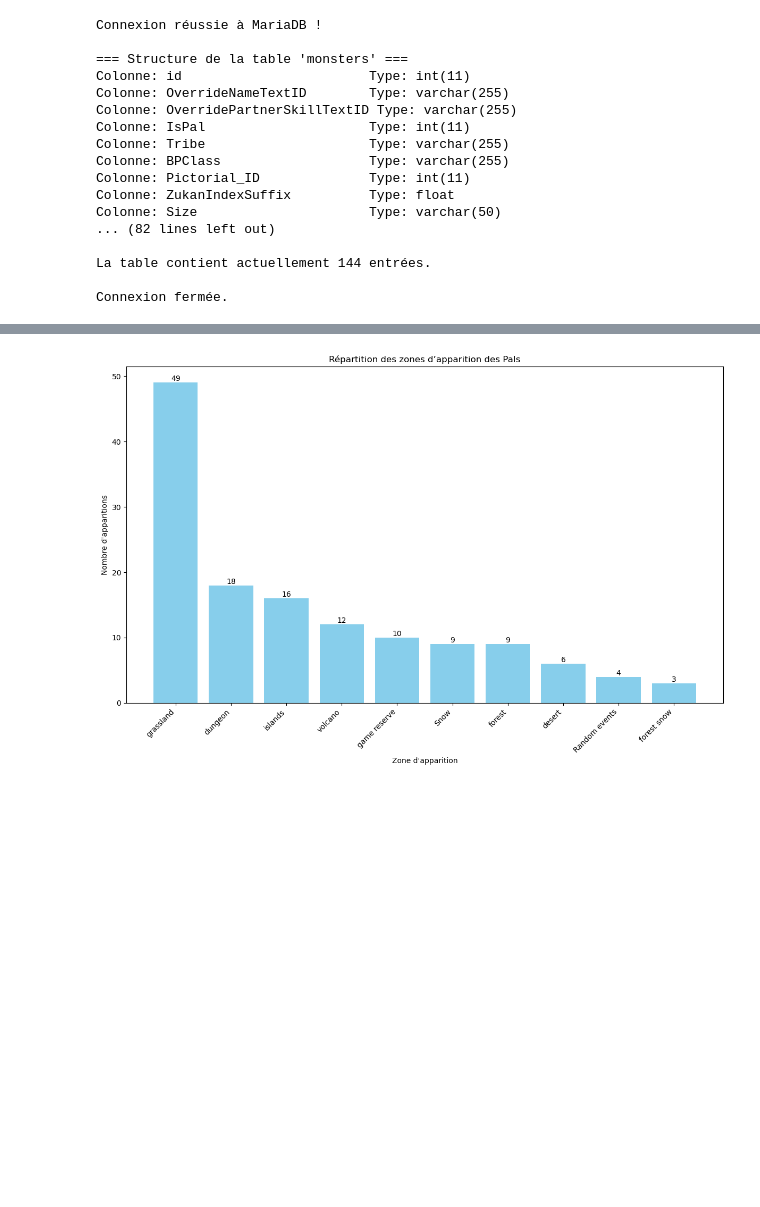
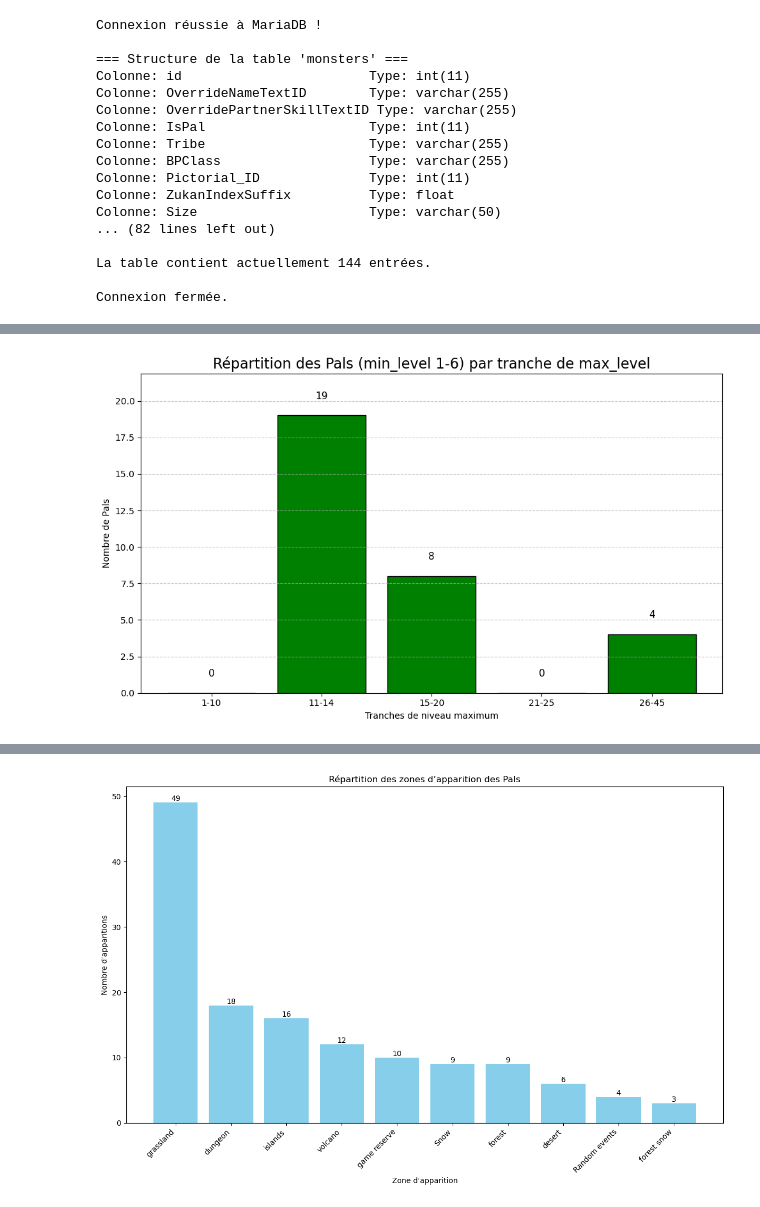
Before and after one commit to Paul-Emmanuel-Buffe/pals-analysis, a Jupyter notebook: notebooks/pals_analysis.ipynb, the cells around one changed output, grey strips where cells are left out. Drawn from its saved outputs; the diff is of its cells as text; code cells hidden in the pictures; blank space fills up the shorter version.

```diff
--- a/notebooks/pals_analysis.ipynb
+++ b/notebooks/pals_analysis.ipynb
@@ -2677,0 +2747,52 @@ Connexion fermée.
+# %%
+# Configuration base de données
+config = {
+    'user': 'root',
+    'password': 'cN06+#P34',
+    'host': 'localhost',
+    'port': 3307,
+    'database': 'palworld_database'
+}
+
+# Création du moteur SQLAlchemy
+engine = create_engine(
+    f"mariadb+mariadbconnector://{config['user']}:{config['password']}@{config['host']}:{config['port']}/{config['database']}"
+)
+
+# Requête SQL pour Pals avec minimum_level entre 1 et 3
+query = """
+SELECT name, minimum_level, maximum_level
+FROM palu_refresh_level
+WHERE minimum_level BETWEEN 1 AND 6;
+"""
+
+df = pd.read_sql(query, engine)
+
+# Définition des tranches personnalisées pour maximum_level
+bins = [0, 10, 14, 20, 25, 45]
+labels = ['1-10', '11-14', '15-20', '21-25', '26-45']
+df['max_level_group'] = pd.cut(df['maximum_level'], bins=bins, labels=labels, right=True)
+
+# Comptage du nombre de Pals par groupe
+group_counts = df['max_level_group'].value_counts().sort_index()
+
+# Visualisation en barres verticales
+plt.figure(figsize=(10,6))
+bars = plt.bar(group_counts.index, group_counts.values, color='green', edgecolor='black')
+
+# Ajouter les valeurs au-dessus des barres
+for bar in bars:
+    height = bar.get_height()
+    plt.text(bar.get_x() + bar.get_width()/2, height + 1, f'{int(height)}', ha='center', va='bottom', fontsize=11)
+
+plt.title("Répartition des Pals (min_level 1-6) par tranche de max_level", fontsize=16)
+plt.xlabel("Tranches de niveau maximum")
+plt.ylabel("Nombre de Pals")
+plt.ylim(0, max(group_counts.values)*1.15)
+plt.grid(axis='y', linestyle='--', alpha=0.7)
+plt.tight_layout()
+plt.show()
+
+engine.dispose()
+# %% [output]
+[figure, added]
```
Also changed, not shown: parts of 7 cells of this notebook.
